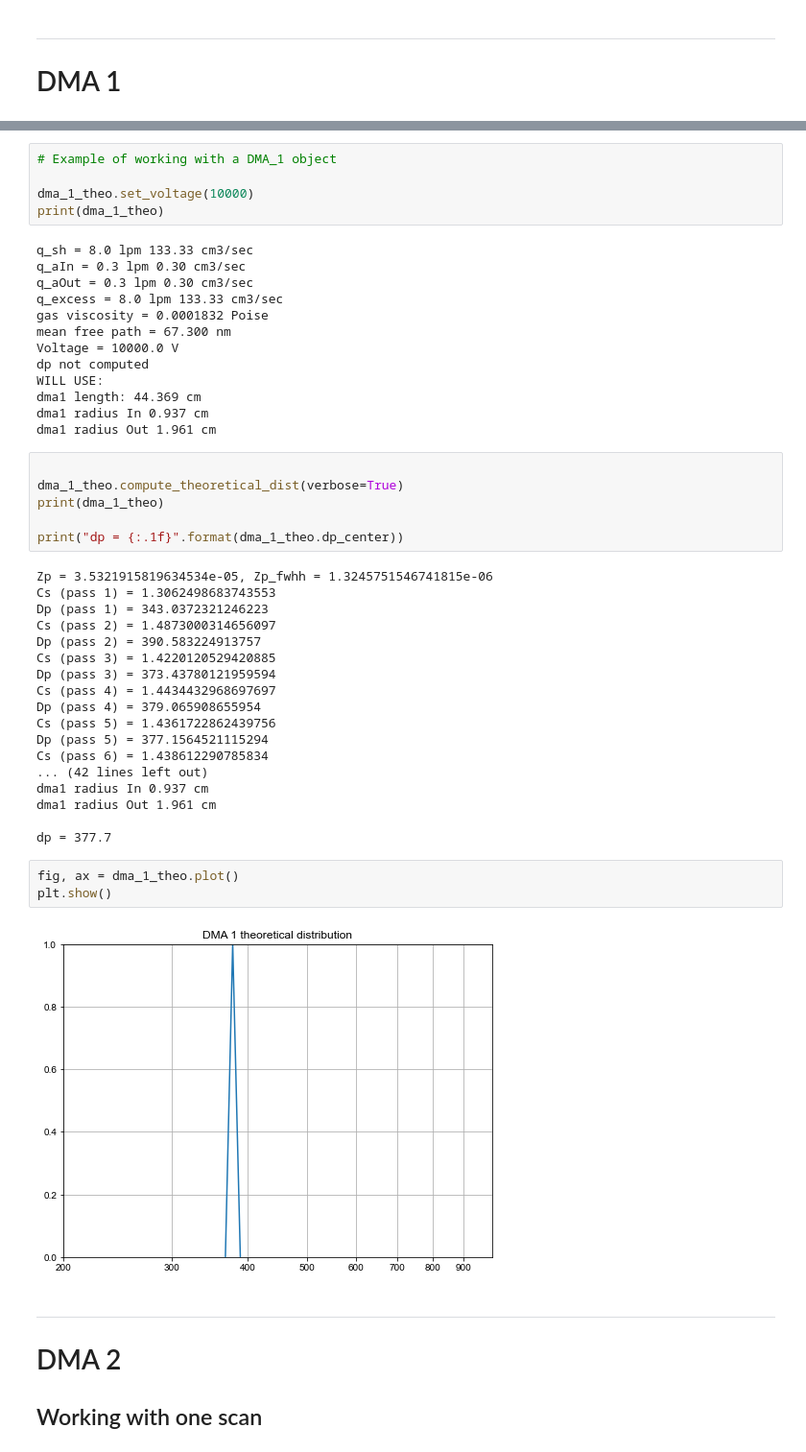
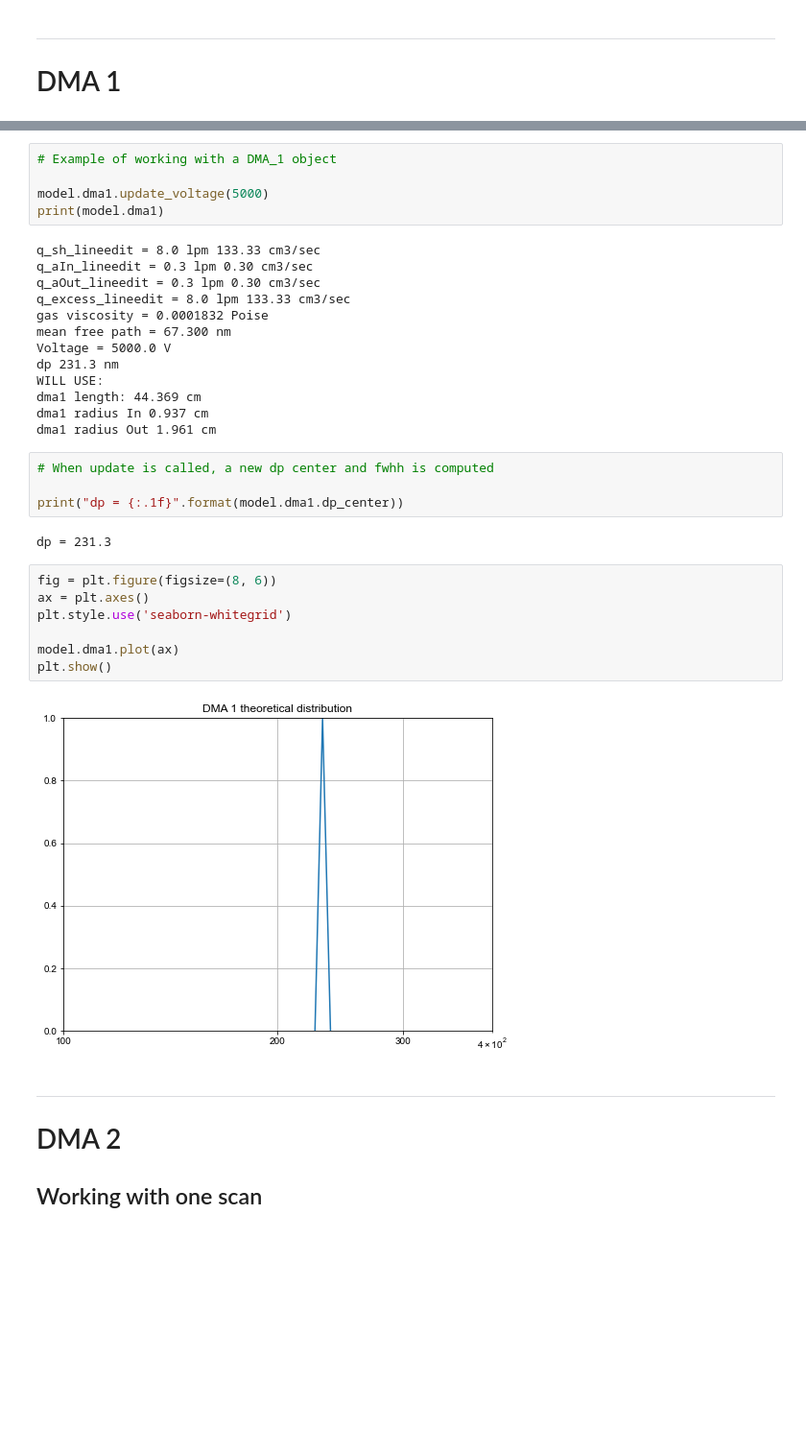
Before and after one commit to bkingcs/tdma-peak-fit, a Jupyter notebook: notebooks/curve_fit.ipynb, the cells around one changed output, grey strips where cells are left out. Shown at 96% size. Saved outputs shown, nothing was run; the diff lists cells and outputs as text; blank space fills up the shorter version.

```diff
--- a/notebooks/curve_fit.ipynb
+++ b/notebooks/curve_fit.ipynb
@@ -154,50 +153,36 @@ dma1 radius Out 1.961 cm
 # %%
 # Example of working with a DMA_1 object
 
-dma_1_theo.set_voltage(10000)
-print(dma_1_theo)
+model.dma1.update_voltage(5000)
+print(model.dma1)
 # %% [output]
-q_sh = 8.0 lpm 133.33 cm3/sec
-q_aIn = 0.3 lpm 0.30 cm3/sec
-q_aOut = 0.3 lpm 0.30 cm3/sec
-q_excess = 8.0 lpm 133.33 cm3/sec
+q_sh_lineedit = 8.0 lpm 133.33 cm3/sec
+q_aIn_lineedit = 0.3 lpm 0.30 cm3/sec
+q_aOut_lineedit = 0.3 lpm 0.30 cm3/sec
+q_excess_lineedit = 8.0 lpm 133.33 cm3/sec
 gas viscosity = 0.0001832 Poise
 mean free path = 67.300 nm
-Voltage = 10000.0 V
-dp not computed
+Voltage = 5000.0 V
+dp 231.3 nm
 WILL USE:
 dma1 length: 44.369 cm
 dma1 radius In 0.937 cm
 dma1 radius Out 1.961 cm
-# %%
-
-dma_1_theo.compute_theoretical_dist(verbose=True)
-print(dma_1_theo)
-
-print("dp = {:.1f}".format(dma_1_theo.dp_center))
-# %% [output]
-Zp = 3.5321915819634534e-05, Zp_fwhh = 1.3245751546741815e-06
-Cs (pass 1) = 1.3062498683743553
-Dp (pass 1) = 343.0372321246223
-Cs (pass 2) = 1.4873000314656097
-Dp (pass 2) = 390.583224913757
-Cs (pass 3) = 1.4220120529420885
-Dp (pass 3) = 373.43780121959594
-Cs (pass 4) = 1.4434432968697697
-Dp (pass 4) = 379.065908655954
-Cs (pass 5) = 1.4361722862439756
-Dp (pass 5) = 377.1564521115294
-Cs (pass 6) = 1.438612290785834
-... (42 lines left out)
-dma1 radius In 0.937 cm
-dma1 radius Out 1.961 cm
-
-dp = 377.7
-# %%
-fig, ax = dma_1_theo.plot()
-plt.show()
-# %% [output]
-[figure, removed]
+# %%
+# When update is called, a new dp center and fwhh is computed
+
+print("dp = {:.1f}".format(model.dma1.dp_center))
+# %% [output]
+dp = 231.3
+# %%
+fig = plt.figure(figsize=(8, 6))
+ax = plt.axes()
+plt.style.use('seaborn-whitegrid')
+
+model.dma1.plot(ax)
+plt.show()
+# %% [output]
+[figure, added]
 # %% [markdown]
 ---
 # DMA 2
```
Also changed, not shown: parts of 18 cells of this notebook, 7 other files.
